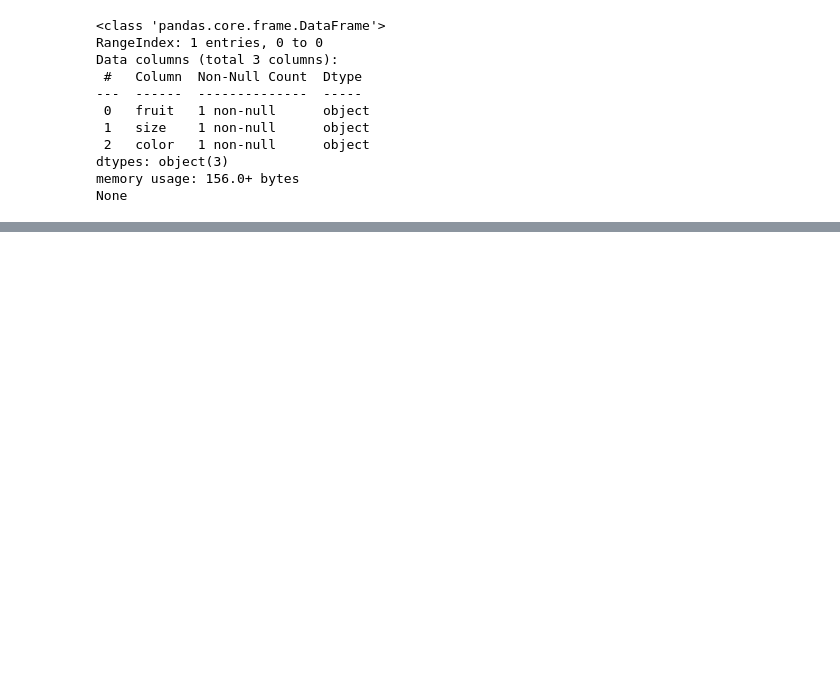
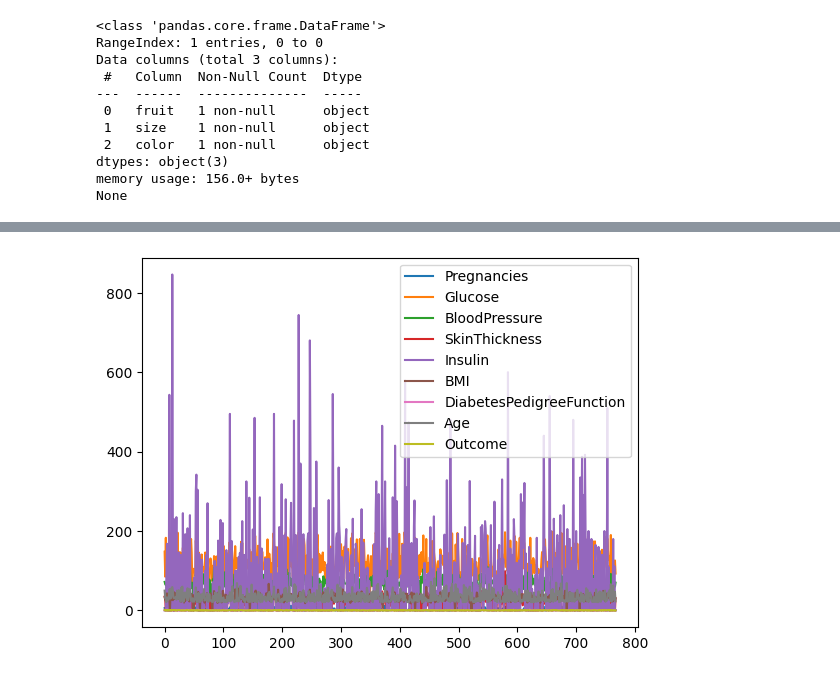
Before and after one commit to apple-pie-h/ICES-AI-bootcamp, a Jupyter notebook: pandas/pandas.ipynb, the cells around one changed output, grey strips where cells are left out. Drawn from its saved outputs; the diff is of its cells as text; code cells hidden in the pictures; blank space fills up the shorter version.

```diff
--- a/pandas/pandas.ipynb
+++ b/pandas/pandas.ipynb
@@ -29,3 +106,5 @@ print(pd.options.display.max_rows)
+# %%
+df.dropna(inplace = True) #drop empty rows #df.fillna({'Glucose':130})-> replace empty cells
 # %%
 print(df.loc[[0,1,2,3]])
 # %% [output]
@@ -82,0 +214,7 @@ None
+# %%
+import matplotlib.pyplot as plt
+
+df.plot() #default is line chart
+plt.show()
+# %% [output]
+[figure, added]
```
Also changed, not shown: parts of 14 cells of this notebook.
